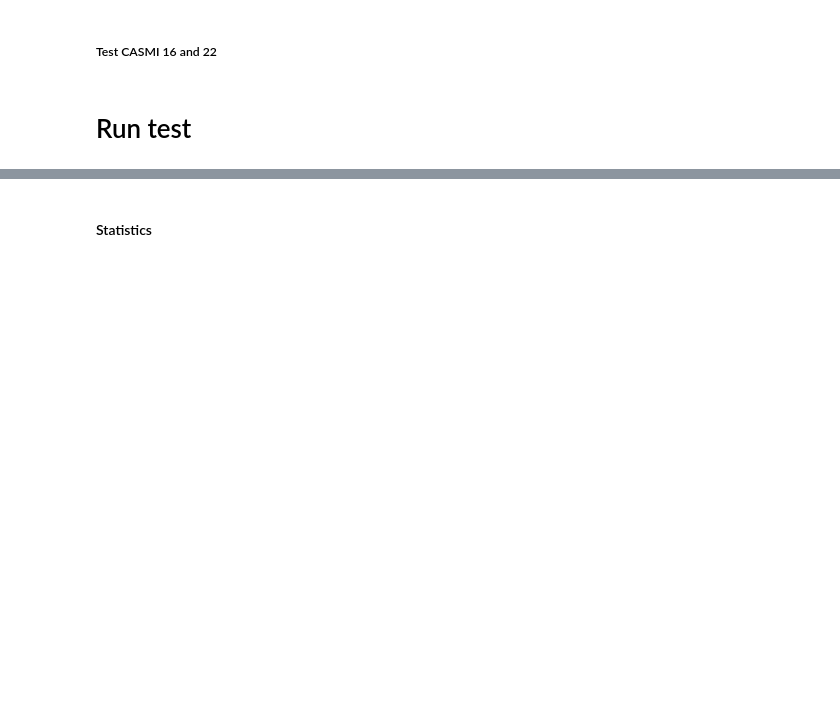
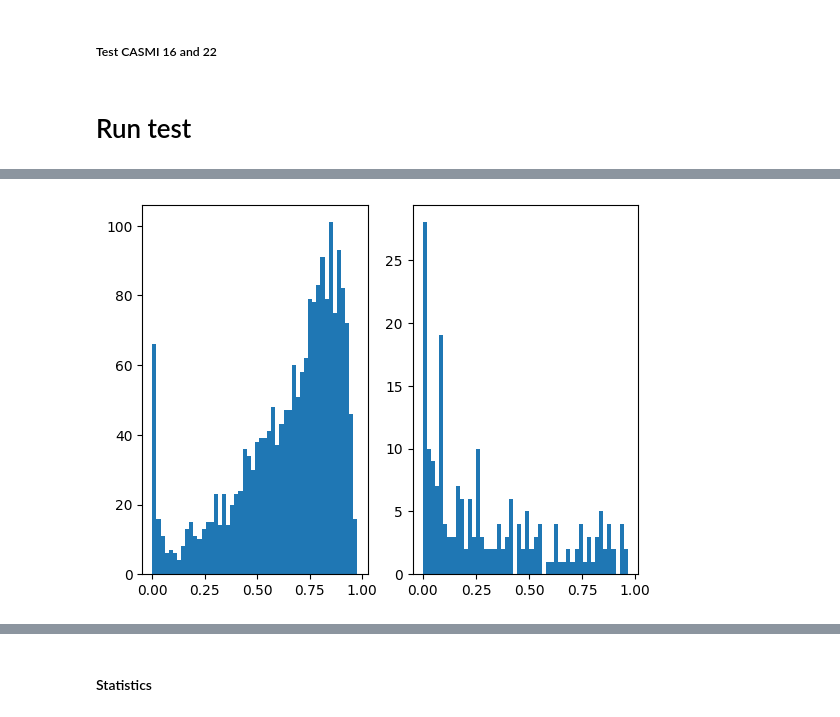
Before and after one commit to Micholms/ms_model_fiora, a Jupyter notebook: notebooks/evaluate_model.ipynb, the cells around one changed output, grey strips where cells are left out. Cells and saved outputs as stored; diff of their text form; code cells hidden in the pictures; blank space fills up the shorter version.

```diff
--- a/notebooks/evaluate_model.ipynb
+++ b/notebooks/evaluate_model.ipynb
@@ -518,8 +514,10 @@ NameError: name 'get_percentile' is not defined
 # %%
 #reset_matplotlib()
 fig, axs=plt.subplots(1,2)
 axs[0].hist(df_test["spectral_sqrt_cosine"], bins=50)
-#axs[1].hist(df_cas["spectral_sqrt_cosine_wo_prec"], bins=50)
+axs[1].hist(df_cas["spectral_sqrt_cosine_wo_prec"], bins=50)
 
 plt.show()
+# %% [output]
+[figure, added]
 # %%
```
Also changed, not shown: parts of 11 cells of this notebook, 1 other file.
